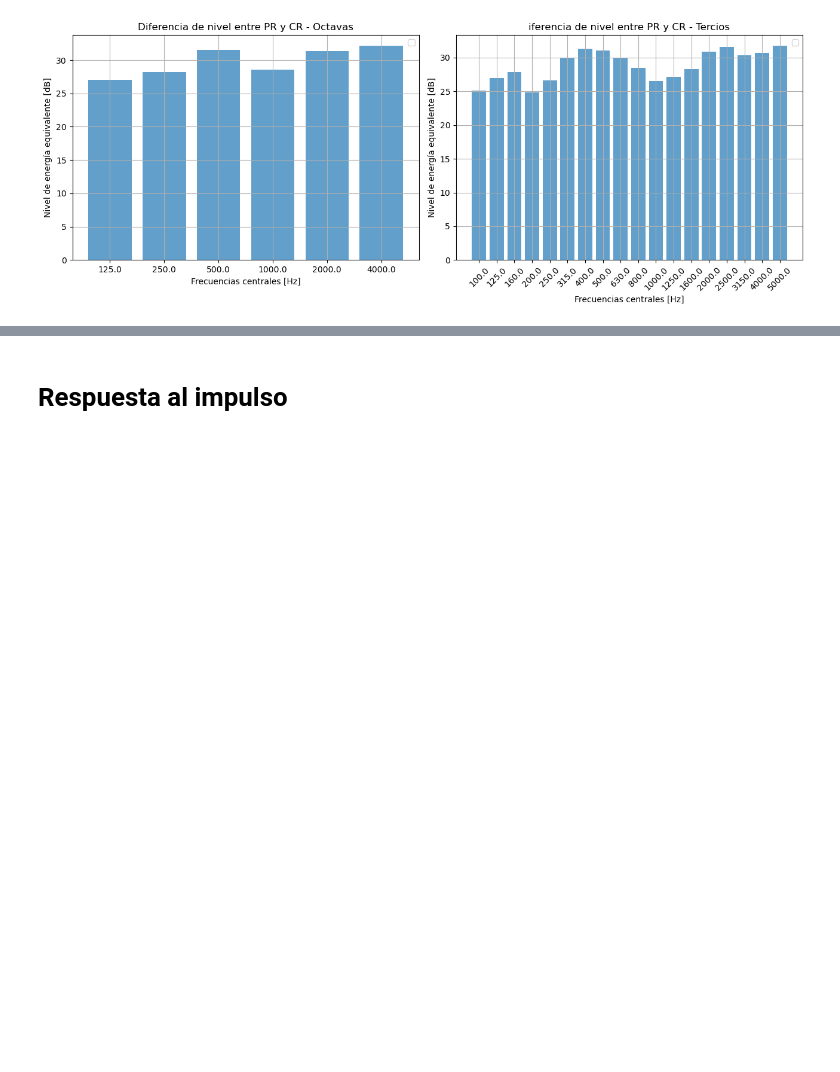
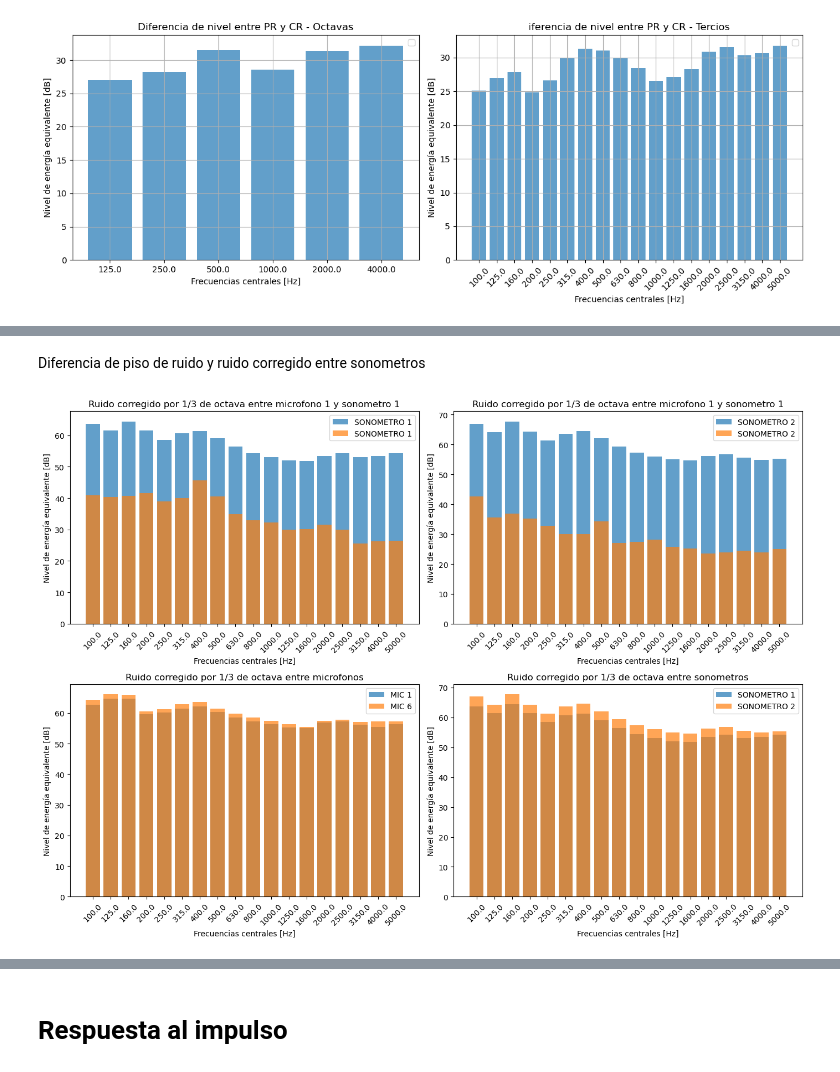
Before and after one commit to Joaqo99/tp2-sys, a Jupyter notebook: Presentacion.ipynb, the cells around one changed output, grey strips where cells are left out. Saved outputs shown, nothing was run; the diff lists cells and outputs as text; code cells hidden in the pictures; blank space fills up the shorter version.

```diff
--- a/Presentacion.ipynb
+++ b/Presentacion.ipynb
@@ -619,0 +609,9 @@ No artists with labels found to put in legend.  Note that artists whose label st
+# %% [markdown]
+Diferencia de piso de ruido y ruido corregido entre sonometros
+# %%
+plot_m1_s1_thirds = lambda: plot.plot_leqs(s1_thirds_leq_plot, s1_thirds_leq_plot_nf, x=nominal_thirds_central_freqs, rotate=True, title=titles["1"], show=False)
+plot_m6_s2_thirds = lambda: plot.plot_leqs(s2_thirds_leq_plot, s2_thirds_leq_plot_nf,  x=nominal_thirds_central_freqs, rotate=True, title=titles["2"], show=False)
+
+plot.multiplot(plot_m1_s1_thirds, plot_m6_s2_thirds, plot_m1_m6_thirds, plot_s1_s2_thirds, figsize=(14, 10))
+# %% [output]
+[figure, added]
```
Also changed, not shown: parts of 12 cells of this notebook, 1 other file.
